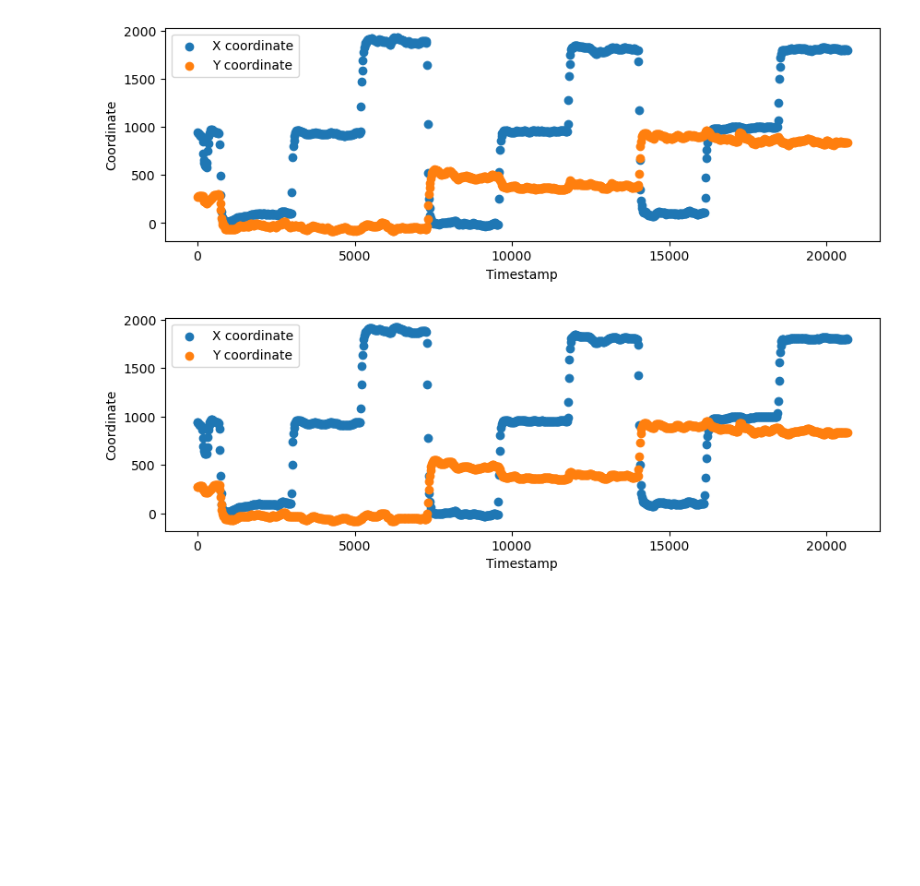
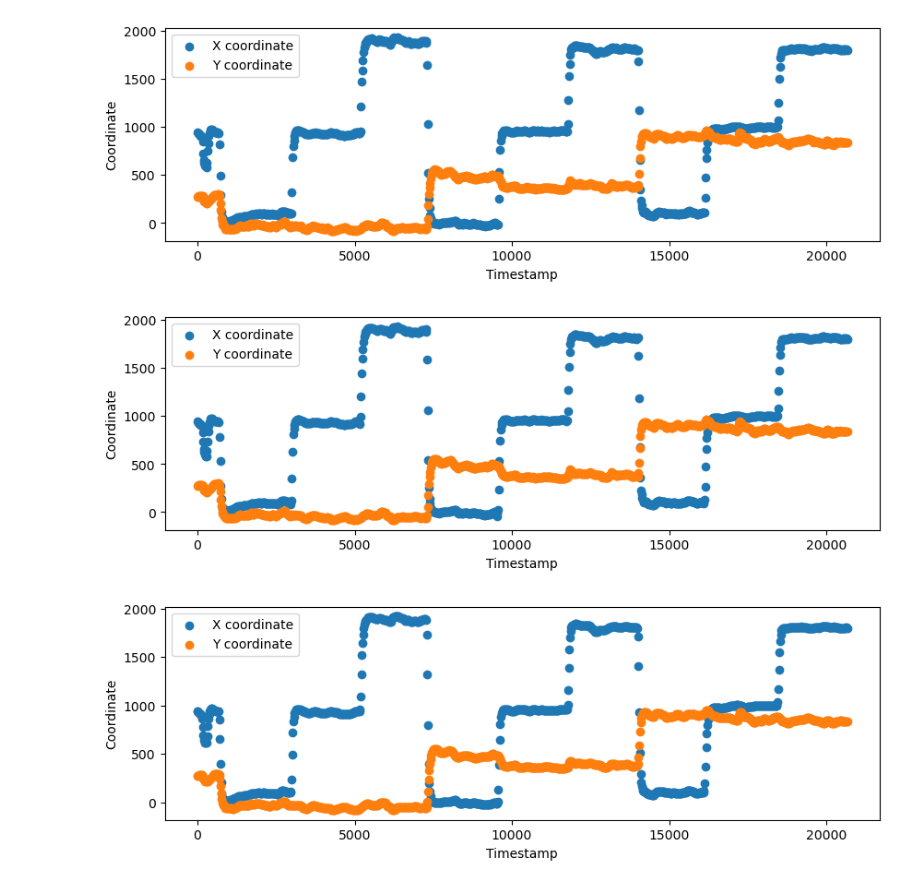
Before and after one commit to JunsangJasonPark/eye_movement_clf, a Jupyter notebook: eye_mov_clf_example_code.ipynb, the cells around one changed output. Saved outputs shown, nothing was run; the diff lists cells and outputs as text; code cells hidden in the pictures; blank space fills up the shorter version.

```diff
--- a/eye_mov_clf_example_code.ipynb
+++ b/eye_mov_clf_example_code.ipynb
@@ -310,6 +327,12 @@ coordinate_data = gap_fill_in(coordinate_data)
 drawing_seperate_scatter(coordinate_data)
 # %% [output]
 [figure]
+# %%
+pass_sav_gol_filter(coordinate_data, 5, 3)
+
+drawing_seperate_scatter(coordinate_data)
+# %% [output]
+[figure, added]
 # %%
 coordinate_date = noise_reducing(coordinate_data, 3)
 drawing_seperate_scatter(coordinate_data)
```
Also changed, not shown: parts of 4 cells of this notebook, 1 other file.
